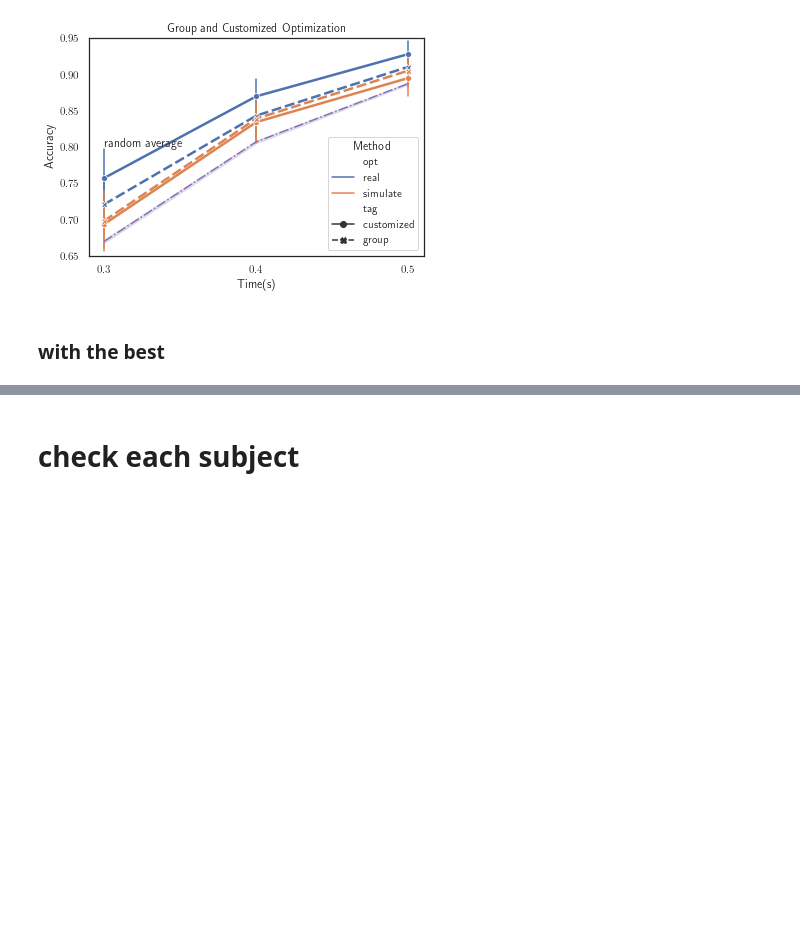
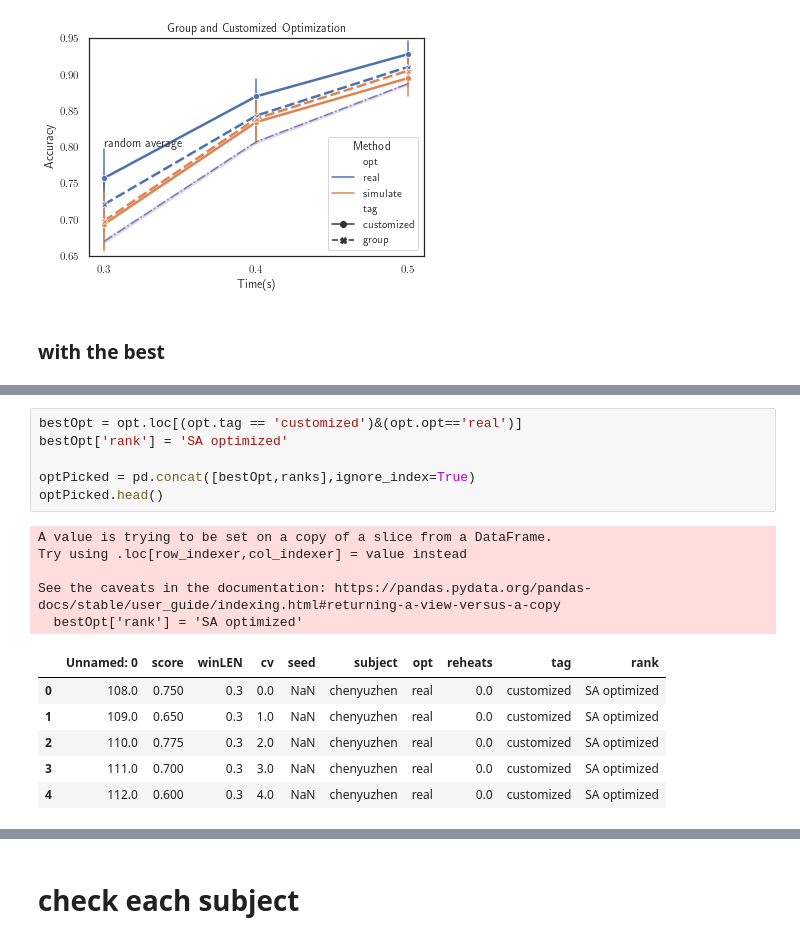
Before and after one commit to shinanlin/WN-BCI, a Jupyter notebook: analysis/optimize.ipynb, the cells around one changed output, grey strips where cells are left out. Saved outputs shown, nothing was run; the diff lists cells and outputs as text; blank space fills up the shorter version.

```diff
--- a/analysis/optimize.ipynb
+++ b/analysis/optimize.ipynb
@@ -288,0 +326,18 @@ x
+# %%
+bestOpt = opt.loc[(opt.tag == 'customized')&(opt.opt=='real')]
+bestOpt['rank'] = 'SA optimized'
+
+optPicked = pd.concat([bestOpt,ranks],ignore_index=True)
+optPicked.head()
+# %% [output]
+A value is trying to be set on a copy of a slice from a DataFrame.
+Try using .loc[row_indexer,col_indexer] = value instead
+
+See the caveats in the documentation: https://pandas.pydata.org/pandas-docs/stable/user_guide/indexing.html#returning-a-view-versus-a-copy
+  bestOpt['rank'] = 'SA optimized'
+|  | Unnamed: 0 | score | winLEN | cv | seed | subject | opt | reheats | tag | rank |
+| 0 | 108.0 | 0.750 | 0.3 | 0.0 | NaN | chenyuzhen | real | 0.0 | customized | SA optimized |
+| 1 | 109.0 | 0.650 | 0.3 | 1.0 | NaN | chenyuzhen | real | 0.0 | customized | SA optimized |
+| 2 | 110.0 | 0.775 | 0.3 | 2.0 | NaN | chenyuzhen | real | 0.0 | customized | SA optimized |
+| 3 | 111.0 | 0.700 | 0.3 | 3.0 | NaN | chenyuzhen | real | 0.0 | customized | SA optimized |
+| 4 | 112.0 | 0.600 | 0.3 | 4.0 | NaN | chenyuzhen | real | 0.0 | customized | SA optimized |
```
Also changed, not shown: parts of 9 cells of this notebook, 3 other files.
